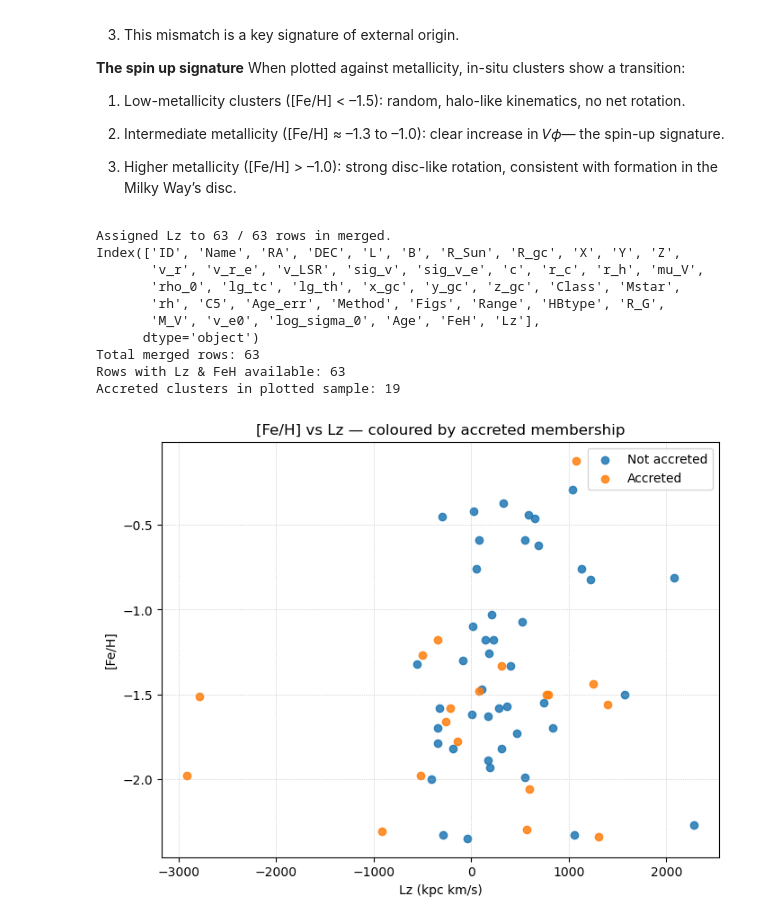
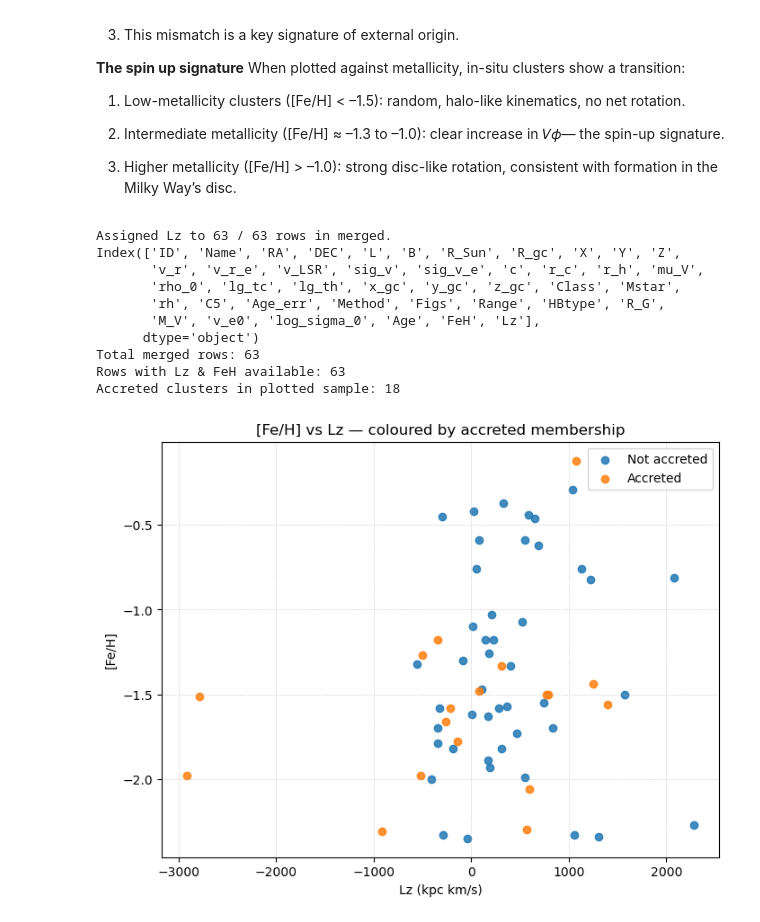
Before and after one commit to vishnusivamogga/PHYS3116_shrek, a Jupyter notebook: dynamical_information.ipynb, the cells around one changed output. Drawn from its saved outputs; the diff is of its cells as text; code cells hidden in the pictures.

```diff
--- a/dynamical_information.ipynb
+++ b/dynamical_information.ipynb
@@ -418,11 +418,10 @@ acc['ID'] = (acc['ID'].astype(str)
 
 # Apply the same manual replacements you used for Union (if needed)
 acc['ID'] = acc['ID'].replace({
-    'RUPRECHT106': 'RUP106',
-    'RUP106': 'RUP106',
-    'TERZAN7': 'TERZAN7',
-    'NGCTER8': 'TERZAN8',
-    'NGCPAL12': 'PAL12',
+    'Ruprecht106': 'RUP106',
+    'Terzan7': 'TERZAN7',       # (kept identical for clarity)
+    'NGCTer8': 'TERZAN8',
+    'NGCPal12': 'PAL12',
 })
 
 # --- 2) make boolean flag in merged (assume merged['ID'] already normalised) ---
@@ -432,32 +431,32 @@ merged['Accreted'] = merged['ID'].astype(str).str.strip().str.upper().str.replac
 # --- 3) prepare plotting df and ensure Lz & FeH exist ---
 plot_df = merged.dropna(subset=['Lz', 'FeH']).copy()   # change 'FeH' if your column name differs
 
 print(f"Total merged rows: {len(merged)}")
 print(f"Rows with Lz & FeH available: {len(plot_df)}")
 print(f"Accreted clusters in plotted sample: {plot_df['Accreted'].sum()}")
 
 # --- 4) single matplotlib scatter, colour-coded by Accreted ---
 fig, ax = plt.subplots(figsize=(8,6))
 
 for acc_status, group in plot_df.groupby('Accreted'):
     label = 'Accreted' if acc_status else 'Not accreted'
     ax.scatter(group['Lz'], group['FeH'], label=label, alpha=0.85)
 
 ax.set_xlabel('Lz (kpc km/s)')
 ax.set_ylabel('[Fe/H]')
 ax.set_title('[Fe/H] vs Lz — coloured by accreted membership')
 ax.grid(True, linestyle=':', linewidth=0.5)
 ax.legend()
 plt.show()
 # %% [output]
 Assigned Lz to 63 / 63 rows in merged.
 Index(['ID', 'Name', 'RA', 'DEC', 'L', 'B', 'R_Sun', 'R_gc', 'X', 'Y', 'Z',
        'v_r', 'v_r_e', 'v_LSR', 'sig_v', 'sig_v_e', 'c', 'r_c', 'r_h', 'mu_V',
        'rho_0', 'lg_tc', 'lg_th', 'x_gc', 'y_gc', 'z_gc', 'Class', 'Mstar',
        'rh', 'C5', 'Age_err', 'Method', 'Figs', 'Range', 'HBtype', 'R_G',
        'M_V', 'v_e0', 'log_sigma_0', 'Age', 'FeH', 'Lz'],
       dtype='object')
 Total merged rows: 63
 Rows with Lz & FeH available: 63
-Accreted clusters in plotted sample: 19
+Accreted clusters in plotted sample: 18
-[figure, old version]
+[figure, new version]
```
Also changed, not shown: parts of 1 cell of this notebook.
